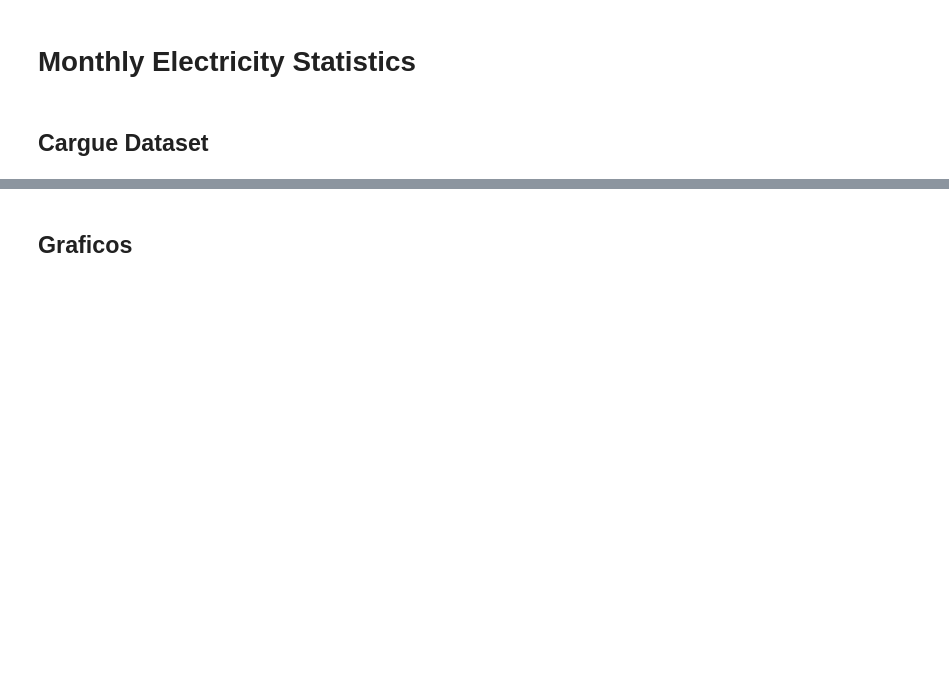
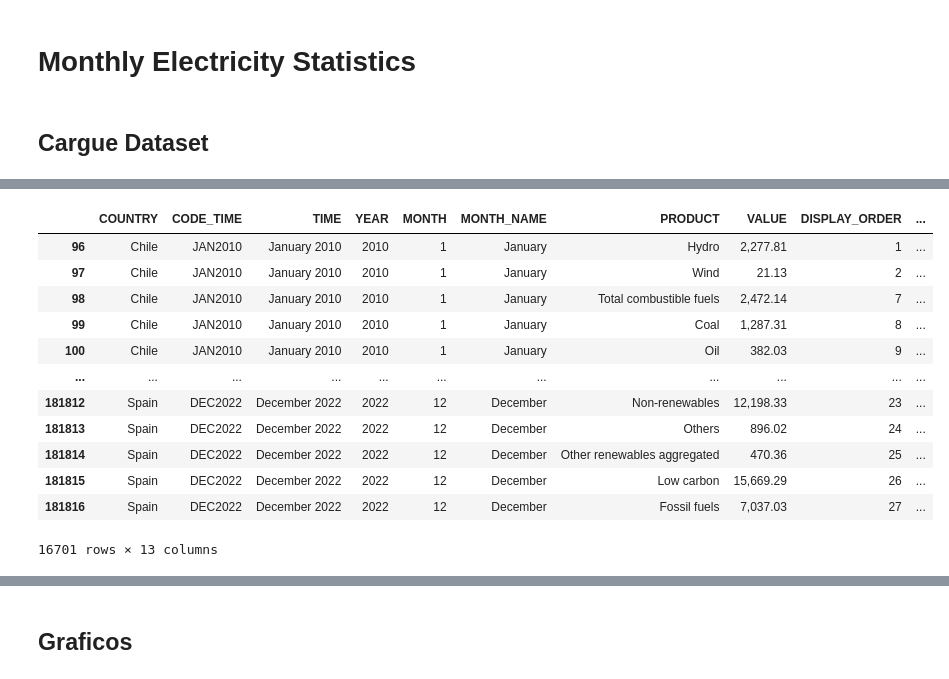
Before and after one commit to cdlondonoSolla/Limpieza_Datos, a Jupyter notebook: Monthly Electricity Production in GWh [2010-2022]/app.ipynb, the cells around one changed output, grey strips where cells are left out. Cells and saved outputs as stored; diff of their text form; code cells hidden in the pictures; blank space fills up the shorter version.

```diff
--- a/Monthly Electricity Production in GWh [2010-2022]/app.ipynb
+++ b/Monthly Electricity Production in GWh [2010-2022]/app.ipynb
@@ -30,0 +92,10 @@ df.head()
+# %%
+# Reemplazar valores por la media
+# Revisar viavilidad ya que en este caso la media de la energia del año anterior podria no ser fiel, debido
+# a que la media se aplica por todos los tipos de energia en el DataSet
+
+# Calculamos la media de la columna ignorando los NaN
+mean_value = df['previousYearToDate'].mean()
+
+# Reemplazamos los NaN con la media calculada
+df['previousYearToDate'].fillna(mean_value, inplace=True)
@@ -30,0 +134,23 @@ df.head()
+# %%
+## Countries:
+paises = ['Argentina', 'Chile', 'Colombia', 'Mexico', 'Costa Rica', 'Spain']
+#Brazil
+#df_filtrado = df['COUNTRY'].isin(paises)
+
+df_filtrado = df[df['COUNTRY'].isin(paises)]
+
+df_filtrado
+# %% [output]
+|  | COUNTRY | CODE_TIME | TIME | YEAR | MONTH | MONTH_NAME | PRODUCT | VALUE | DISPLAY_ORDER | ... |
+| 96 | Chile | JAN2010 | January 2010 | 2010 | 1 | January | Hydro | 2,277.81 | 1 | ... |
+| 97 | Chile | JAN2010 | January 2010 | 2010 | 1 | January | Wind | 21.13 | 2 | ... |
+| 98 | Chile | JAN2010 | January 2010 | 2010 | 1 | January | Total combustible fuels | 2,472.14 | 7 | ... |
+| 99 | Chile | JAN2010 | January 2010 | 2010 | 1 | January | Coal | 1,287.31 | 8 | ... |
+| 100 | Chile | JAN2010 | January 2010 | 2010 | 1 | January | Oil | 382.03 | 9 | ... |
+| ... | ... | ... | ... | ... | ... | ... | ... | ... | ... | ... |
+| 181812 | Spain | DEC2022 | December 2022 | 2022 | 12 | December | Non-renewables | 12,198.33 | 23 | ... |
+| 181813 | Spain | DEC2022 | December 2022 | 2022 | 12 | December | Others | 896.02 | 24 | ... |
+| 181814 | Spain | DEC2022 | December 2022 | 2022 | 12 | December | Other renewables aggregated | 470.36 | 25 | ... |
+| 181815 | Spain | DEC2022 | December 2022 | 2022 | 12 | December | Low carbon | 15,669.29 | 26 | ... |
+| 181816 | Spain | DEC2022 | December 2022 | 2022 | 12 | December | Fossil fuels | 7,037.03 | 27 | ... |
+16701 rows × 13 columns
```
Also changed, not shown: parts of 30 cells of this notebook, 1 other file.
